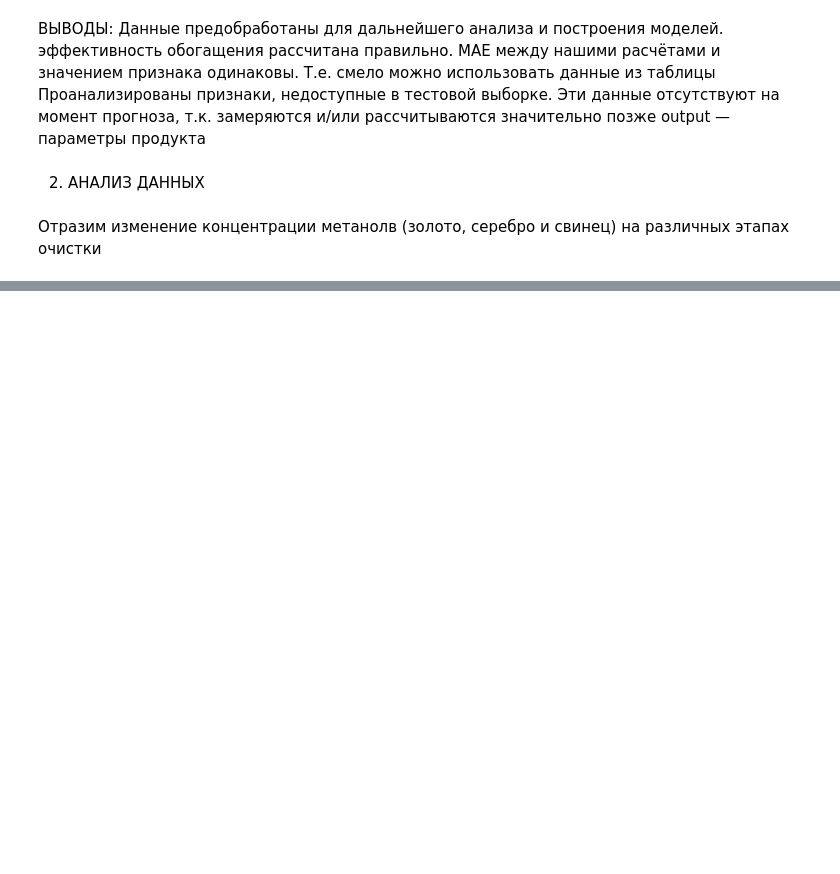
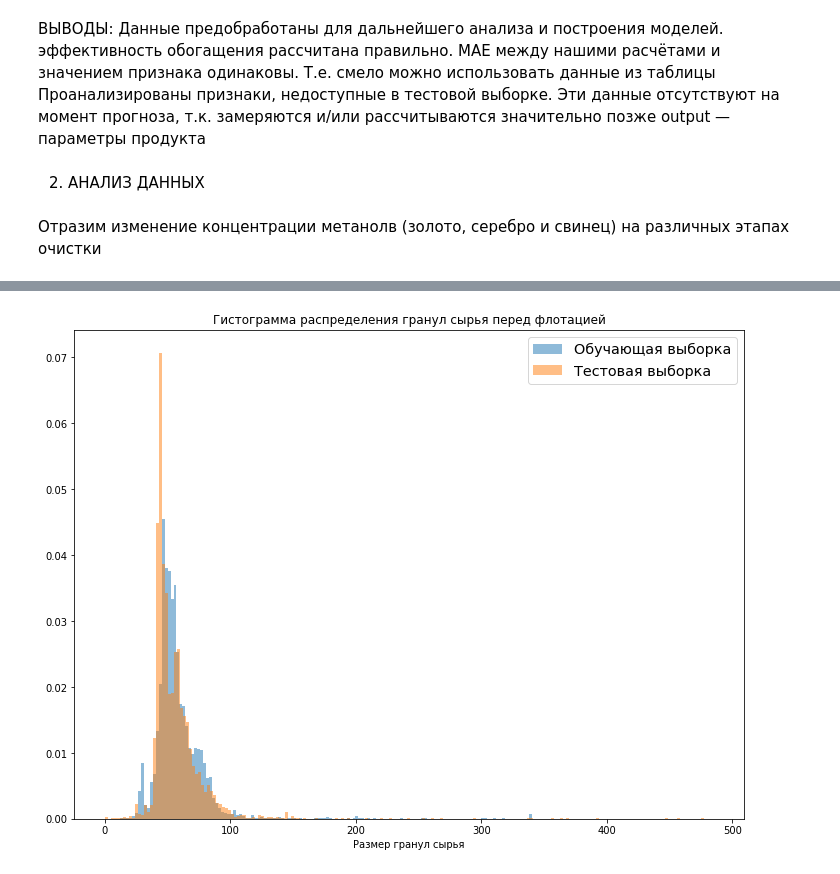
Before and after one commit to RuslanYusup/ProjectWork, a Jupyter notebook: notebook/pet_1/Ml_metal_gold.ipynb, the cells around one changed output, grey strips where cells are left out. Saved outputs shown, nothing was run; the diff lists cells and outputs as text; code cells hidden in the pictures; blank space fills up the shorter version.

```diff
--- a/notebook/pet_1/Ml_metal_gold.ipynb
+++ b/notebook/pet_1/Ml_metal_gold.ipynb
@@ -324,0 +361,17 @@ TypeError: 'module' object is not callable
+# %%
+#Концентрация свинца повышается после флотации до первичной очистки. Далее практически не меняется.
+
+#Сравним размеры гранул сырья на обучающей и тестовой выборках:
+plt.figure(figsize=[12,9])
+
+plt.hist(gold_train['rougher.input.feed_size'], bins=200, density=True, label = 'Обучающая выборка', alpha=0.5)
+plt.hist(gold_test['rougher.input.feed_size'], bins=200, density=True, label = 'Тестовая выборка', alpha=0.5)
+
+plt.xlabel('Размер гранул сырья')
+
+plt.legend(loc='upper right', fontsize='x-large')
+
+plt.title('Гистограмма распределения гранул сырья перед флотацией')
+plt.show()
+# %% [output]
+[figure, added]
```
Also changed, not shown: parts of 42 cells of this notebook.
